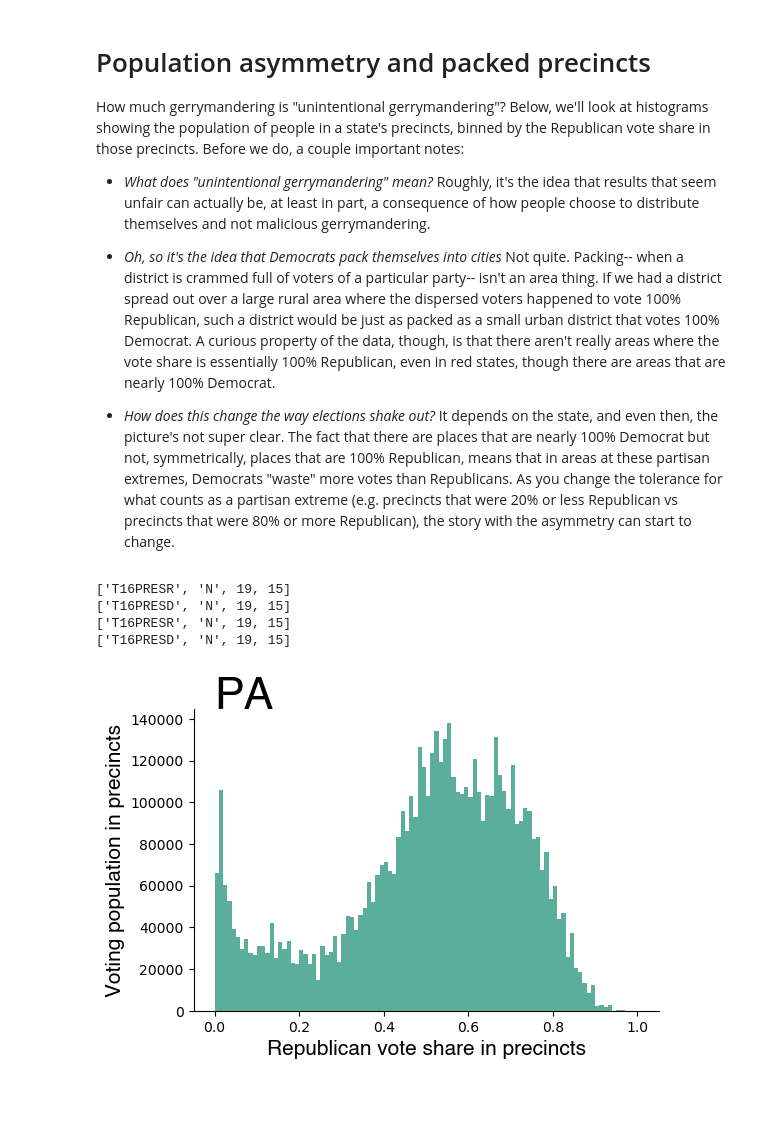
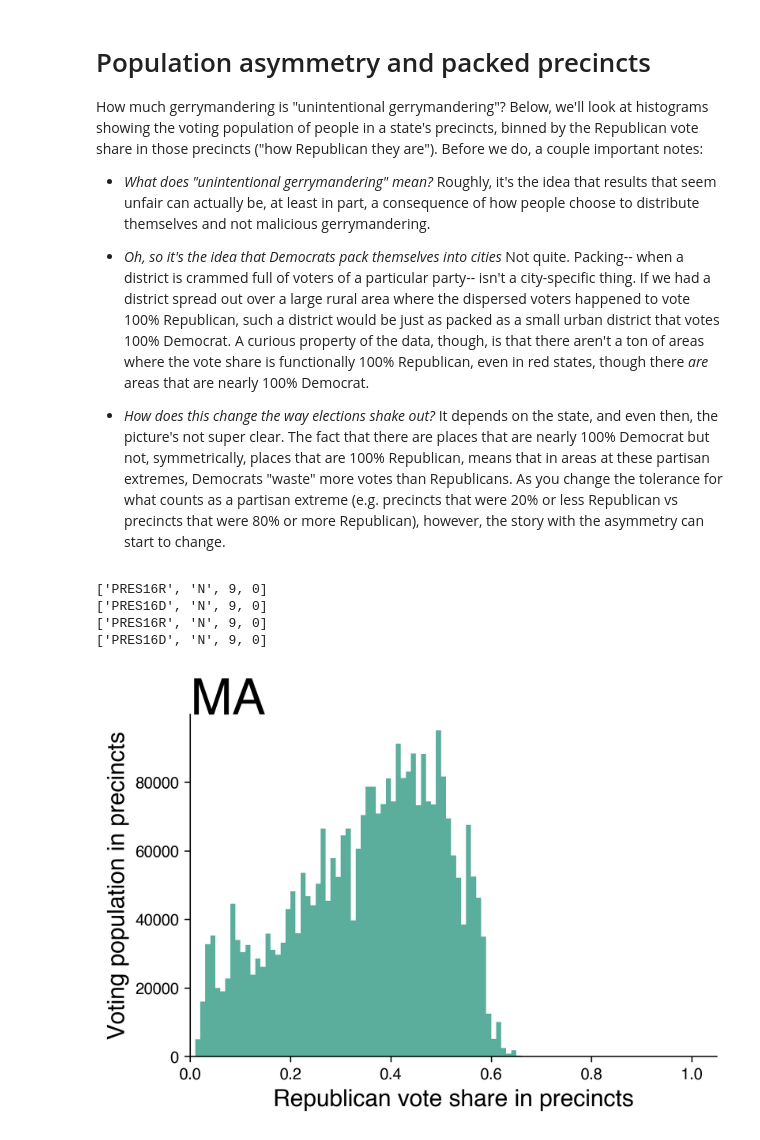
Before and after one commit to political-geometry/partisan-fairness, a Jupyter notebook: precinct_histograms.ipynb, the cells around one changed output. Cells and saved outputs as stored; diff of their text form; code cells hidden in the pictures; blank space fills up the shorter version.

```diff
--- a/precinct_histograms.ipynb
+++ b/precinct_histograms.ipynb
@@ -1,18 +1,18 @@
 # %% [markdown]
 # Population asymmetry and packed precincts
 
-How much gerrymandering is "unintentional gerrymandering"? Below, we'll look at histograms showing the population of people in a state's precincts, binned by the Republican vote share in those precincts. Before we do, a couple important notes:
+How much gerrymandering is "unintentional gerrymandering"? Below, we'll look at histograms showing the voting population of people in a state's precincts, binned by the Republican vote share in those precincts ("how Republican they are"). Before we do, a couple important notes:
 
 - *What does "unintentional gerrymandering" mean?*
 Roughly, it's the idea that results that seem unfair can actually be, at least in part, a consequence of how people choose to distribute themselves and not malicious gerrymandering.
 
 
 - *Oh, so it's the idea that Democrats pack themselves into cities*
-Not quite. Packing-- when a district is crammed full of voters of a particular party-- isn't an area thing. If we had a district spread out over a large rural area where the dispersed voters happened to vote 100% Republican, such a district would be just as packed as a small urban district that votes 100% Democrat. A curious property of the data, though, is that there aren't really areas where the vote share is essentially 100% Republican, even in red states, though there are areas that are nearly 100% Democrat.
+Not quite. Packing-- when a district is crammed full of voters of a particular party-- isn't a city-specific thing. If we had a district spread out over a large rural area where the dispersed voters happened to vote 100% Republican, such a district would be just as packed as a small urban district that votes 100% Democrat. A curious property of the data, though, is that there aren't a ton of areas where the vote share is functionally 100% Republican, even in red states, though there _are_ areas that are nearly 100% Democrat.
 
 
 - *How does this change the way elections shake out?*
-It depends on the state, and even then, the picture's not super clear. The fact that there are places that are nearly 100% Democrat but not, symmetrically, places that are 100% Republican, means that in areas at these partisan extremes, Democrats "waste" more votes than Republicans. As you change the tolerance for what counts as a partisan extreme (e.g. precincts that were 20% or less Republican vs precincts that were 80% or more Republican), the story with the asymmetry can start to change.
+It depends on the state, and even then, the picture's not super clear. The fact that there are places that are nearly 100% Democrat but not, symmetrically, places that are 100% Republican, means that in areas at these partisan extremes, Democrats "waste" more votes than Republicans. As you change the tolerance for what counts as a partisan extreme (e.g. precincts that were 20% or less Republican vs precincts that were 80% or more Republican), however, the story with the asymmetry can start to change.
 # %%
 # Helper functions to pull/plot precincts, their populations,
 # and the percent of Republican voteshare in the 2016 Presidential election
@@ -22,6 +22,14 @@ It depends on the state, and even then, the picture's not super clear. The fact
 import shapefile
 import matplotlib.pyplot as plt
 import numpy as np
+
+plt.rcParams.update({
+    "text.usetex": False,
+    "font.family": "sans-serif",
+    "font.sans-serif": ["Helvetica"]})
+dpi = 300
+mpl.rcParams['figure.dpi']= dpi
+font_name = "Helvetica"
 
 bar_plot_color = [0.36078431372549,0.682352941176471,0.611764705882353]
 dt = 0.01  # Bin size for precinct vote shares
@@ -122,7 +130,7 @@ def plot_precinct_population_histogram(state):
     ax.spines['top'].set_visible(False)
     ax.spines['right'].set_visible(False)
 
-
+    ax.set_xlim([0,1.05])
     ax.ticklabel_format(useOffset=False, style='plain')
     ax.set_xlabel("Republican vote share in precincts", fontname=font_name, fontsize=font_size)
     ax.set_ylabel("Voting population in precincts", fontname=font_name, fontsize=font_size)
@@ -157,17 +165,17 @@ def plot_histogram_row(states):
 # %%
 # You can use this cell to plot individual population histograms for the states we have precinct data
 # PA, TX, MD, GA, MA
 
-state = "PA"
+state = "MA"
 plot_precinct_population_histogram(state)
 
 population_and_vote_share = get_precinct_population_and_voting_data(state)
 # %% [output]
-['T16PRESR', 'N', 19, 15]
-['T16PRESD', 'N', 19, 15]
-['T16PRESR', 'N', 19, 15]
-['T16PRESD', 'N', 19, 15]
+['PRES16R', 'N', 9, 0]
+['PRES16D', 'N', 9, 0]
+['PRES16R', 'N', 9, 0]
+['PRES16D', 'N', 9, 0]
-[figure, old version]
+[figure, new version]
 # %%
 population = population_and_vote_share[:,0]
 vote_share = population_and_vote_share[:,1]
```
Also changed, not shown: parts of 7 cells of this notebook, 7 other files.
